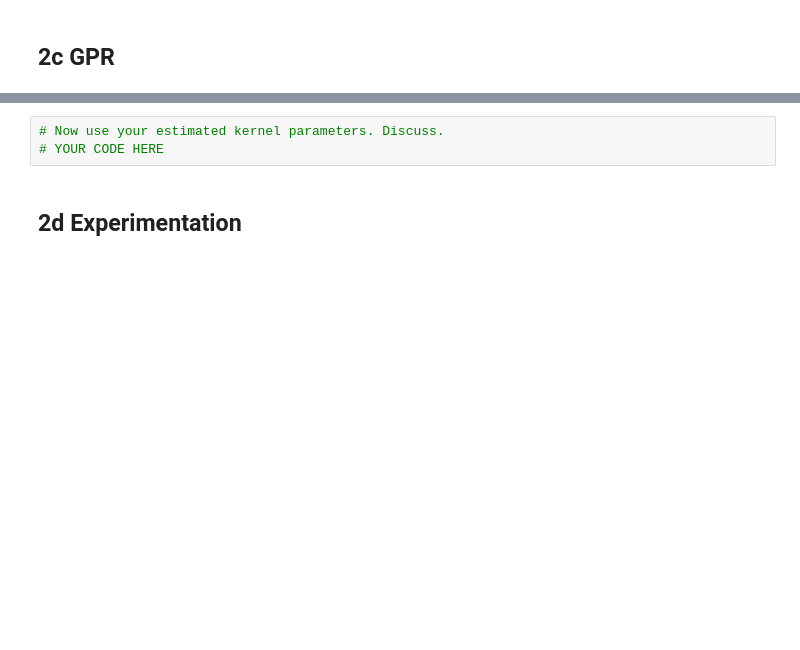
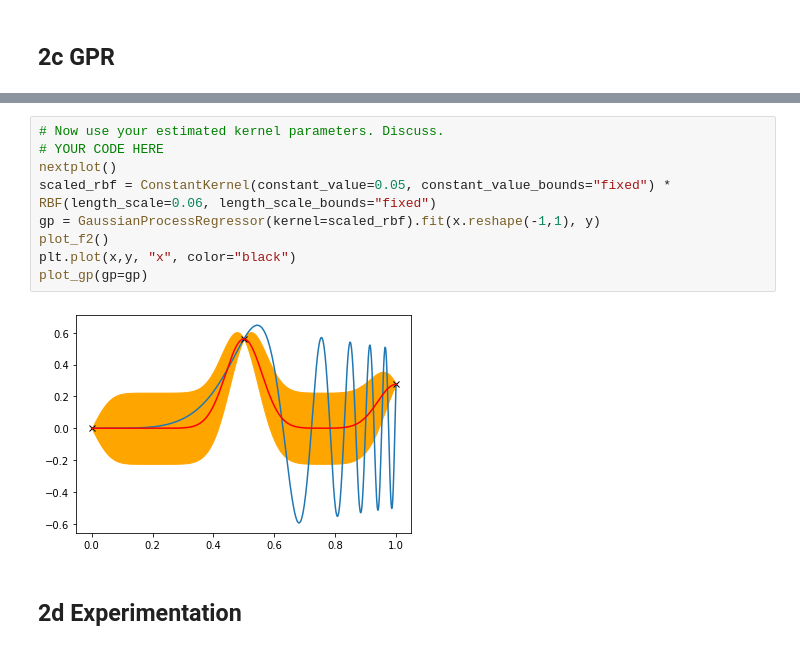
Before and after one commit to timurcarstensen/ie-678-deep-learning, a Jupyter notebook: dl22-a03/a03.ipynb, the cells around one changed output, grey strips where cells are left out. Saved outputs shown, nothing was run; the diff lists cells and outputs as text; blank space fills up the shorter version.

```diff
--- a/dl22-a03/a03.ipynb
+++ b/dl22-a03/a03.ipynb
@@ -211,6 +299,14 @@ plot_gp_samples(gp, 50, alpha=0.1)
 # %%
 # Now use your estimated kernel parameters. Discuss.
 # YOUR CODE HERE
+nextplot()
+scaled_rbf = ConstantKernel(constant_value=0.05, constant_value_bounds="fixed") * RBF(length_scale=0.06, length_scale_bounds="fixed")
+gp = GaussianProcessRegressor(kernel=scaled_rbf).fit(x.reshape(-1,1), y)
+plot_f2()
+plt.plot(x,y, "x", color="black")
+plot_gp(gp=gp)
+# %% [output]
+[figure, added]
 # %% [markdown]
 ## 2d Experimentation
 # %%
```
Also changed, not shown: parts of 18 cells of this notebook.
